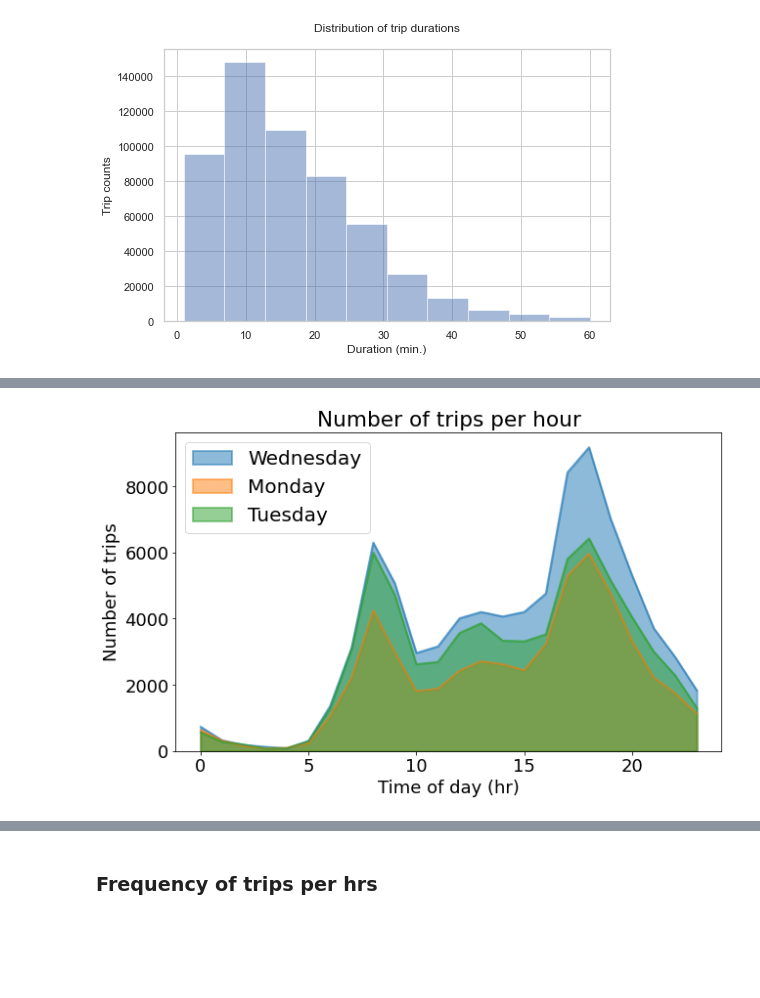
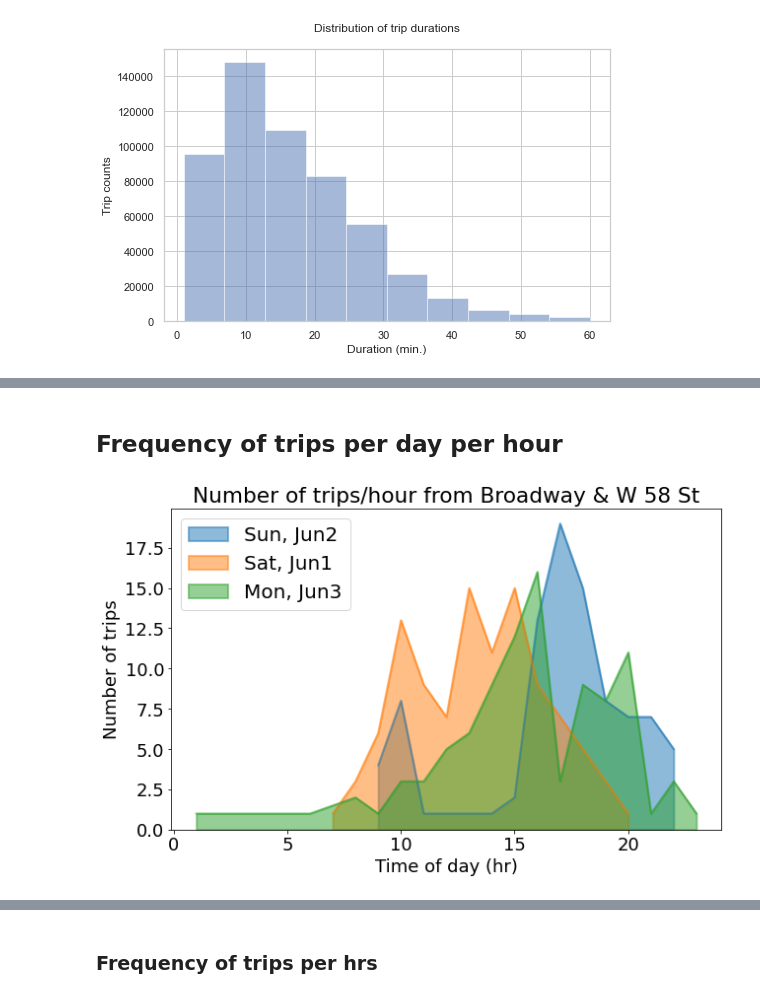
Before and after one commit to poojasaxena/machinelearning_case_studies, a Jupyter notebook: nyc_bikesharing/nyc-bike-studies_2022.ipynb, the cells around one changed output, grey strips where cells are left out. Cells and saved outputs as stored; diff of their text form; code cells hidden in the pictures; blank space fills up the shorter version.

```diff
--- a/nyc_bikesharing/nyc-bike-studies_2022.ipynb
+++ b/nyc_bikesharing/nyc-bike-studies_2022.ipynb
@@ -659,20 +619,6 @@ wednesday_countsPerHr = wednesday.groupby(wednesday.index.hour).size()
-# %%
-plt.rcParams.update({'font.size': 18, 'legend.fontsize': 20})
-wednesday_countsPerHr.plot(kind = 'area', stacked = False,
-                          linewidth = 2, label='Wednesday', legend=True)
-
-monday_countsPerHr.plot(kind = 'area', stacked = False, figsize = (10, 6),
-                          linewidth = 2, label='Monday', legend=True)
-
-tuesday_countsPerHr.plot(kind = 'area', stacked = False,
-                          linewidth = 2, label='Tuesday', legend=True)
-
-
-plt.tick_params(axis = 'both', which = 'major', labelsize = 18)
-#ax = plt.gca()
-plt.title('Number of trips per hour')
-plt.xlabel('Time of day (hr)')
-plt.ylabel('Number of trips')
-legend = ax.legend(loc='upper left', frameon = False)
-# %% [output]
-[figure, removed]
+# %% [markdown]
+## Frequency of trips per day per hour
+# %%
+df_1 = df_bike[df_bike["start station name"] == "Central Park S & 6 Ave"]
+df_1 = df_1.loc[:, ['tripduration', 'starttime']]
+df_1.index = df_1['starttime']
@@ -678,0 +633,17 @@ legend = ax.legend(loc='upper left', frameon = False)
+# %%
+plt.rcParams.update({'font.size': 18, 'legend.fontsize': 20})
+june2_countsPerHr.plot(kind = 'area', stacked = False,
+                          linewidth = 2, label='Sun, Jun2', legend=True,figsize = (10, 6))
+june1_countsPerHr.plot(kind = 'area', stacked = False,
+                          linewidth = 2, label='Sat, Jun1', legend=True)
+june3_countsPerHr.plot(kind = 'area', stacked = False,
+                          linewidth = 2, label='Mon, Jun3', legend=True)
+
+plt.tick_params(axis = 'both', which = 'major', labelsize = 18)
+#ax = plt.gca()
+plt.title('Number of trips/hour from Broadway & W 58 St')
+plt.xlabel('Time of day (hr)')
+plt.ylabel('Number of trips')
+legend = ax.legend(loc='upper left', frameon = False)
+# %% [output]
+[figure, added]
```
Also changed, not shown: parts of 48 cells of this notebook.
